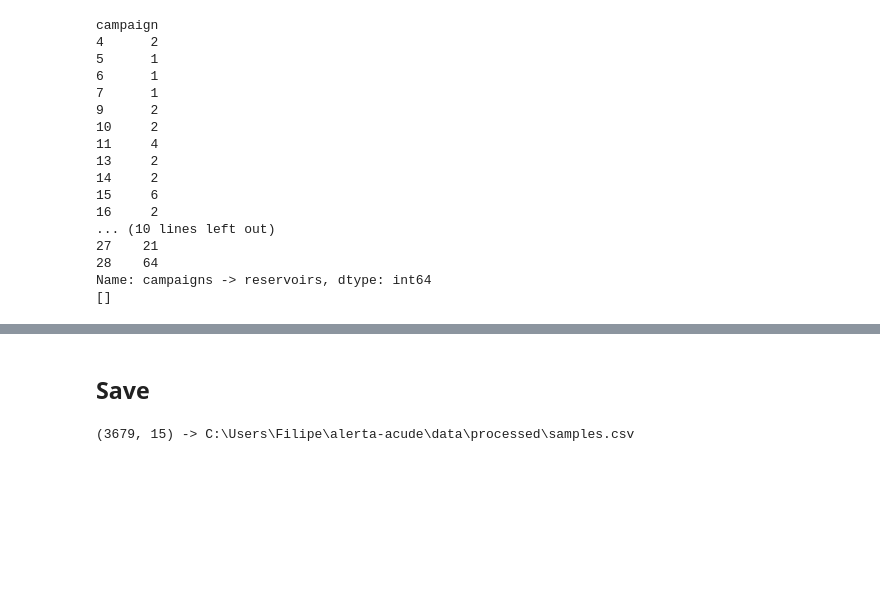
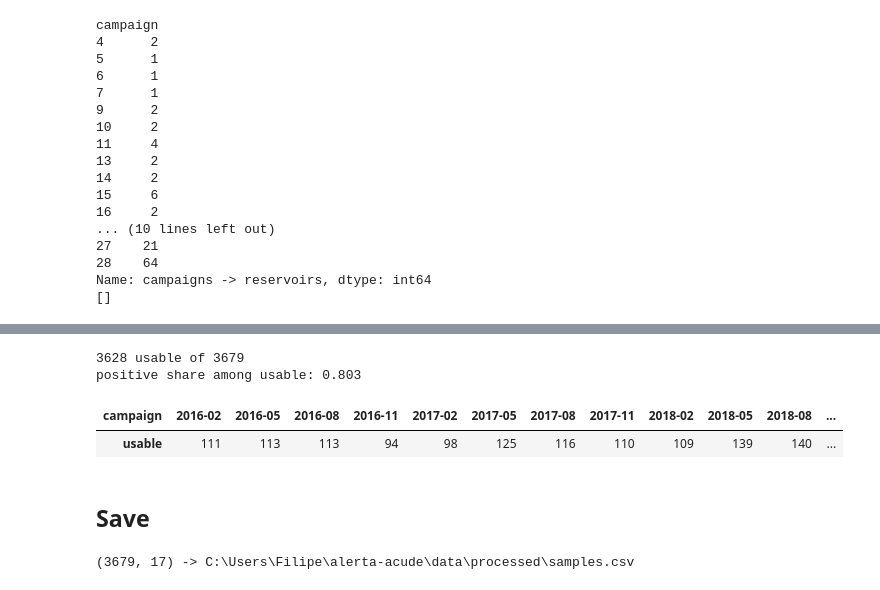
Before and after one commit to FilipeM7S/alerta-acude, a Jupyter notebook: notebooks/01_ground_truth.ipynb, the cells around one changed output, grey strips where cells are left out. Saved outputs shown, nothing was run; the diff lists cells and outputs as text; code cells hidden in the pictures; blank space fills up the shorter version.

```diff
--- a/notebooks/01_ground_truth.ipynb
+++ b/notebooks/01_ground_truth.ipynb
@@ -262,10 +306,23 @@ Name: campaigns -> reservoirs, dtype: int64
+# %%
+samples["usable"] = (samples["cyano"].notna()
+                     & ~samples["qc_flag"].str.contains("date_far")
+                     & (samples["db_check"] != "disagree"))
+print(samples["usable"].sum(), "usable of", len(samples))
+use = samples[samples["usable"]]
+print("positive share among usable:", round((use["cyano"] > CYANO_THRESHOLD).mean(), 3))
+use.groupby("campaign").size().rename("usable").to_frame().T
+# %% [output]
+3628 usable of 3679
+positive share among usable: 0.803
+| campaign | 2016-02 | 2016-05 | 2016-08 | 2016-11 | 2017-02 | 2017-05 | 2017-08 | 2017-11 | 2018-02 | 2018-05 | 2018-08 | ... |
+| usable | 111 | 113 | 113 | 94 | 98 | 125 | 116 | 110 | 109 | 139 | 140 | ... |
 # %% [markdown]
 ## Save
 # %%
 cols = ["reservoir", "date", "chla", "cyano", "n_total", "p_total", "transparency", "volume_pct", "campaign",
-        "reservoir_raw", "trophic_class", "censored", "qc_flag", "file", "page"]
+        "usable", "db_check", "qc_flag", "reservoir_raw", "trophic_class", "censored", "file", "page"]
 samples = samples.sort_values(["campaign", "reservoir"])[cols]
 samples.to_csv(PROCESSED / "samples.csv", index=False, date_format="%Y-%m-%d")
 print(samples.shape, "->", PROCESSED / "samples.csv")
 # %% [output]
-(3679, 15) -> C:\Users\Filipe\alerta-acude\data\processed\samples.csv
+(3679, 17) -> C:\Users\Filipe\alerta-acude\data\processed\samples.csv
```
Also changed, not shown: parts of 4 cells of this notebook, 2 other files.
